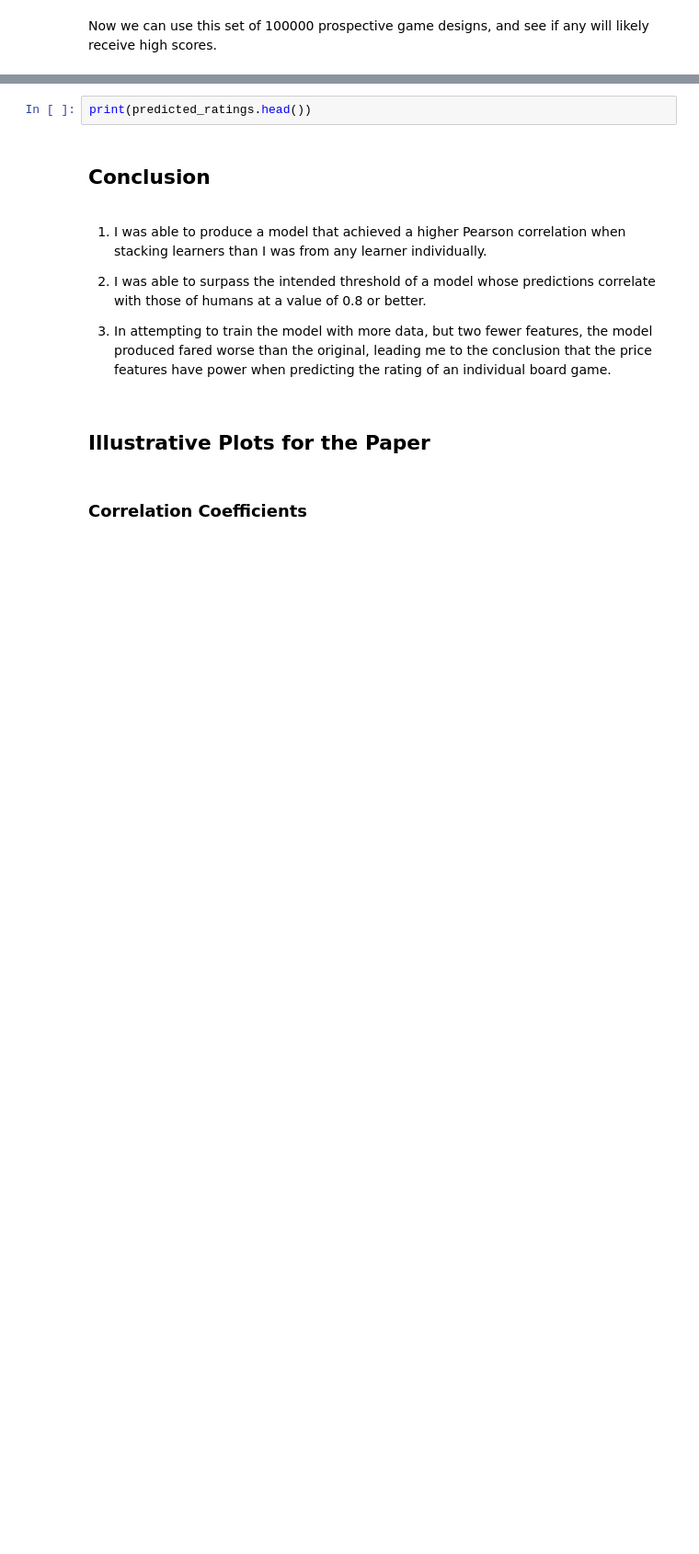
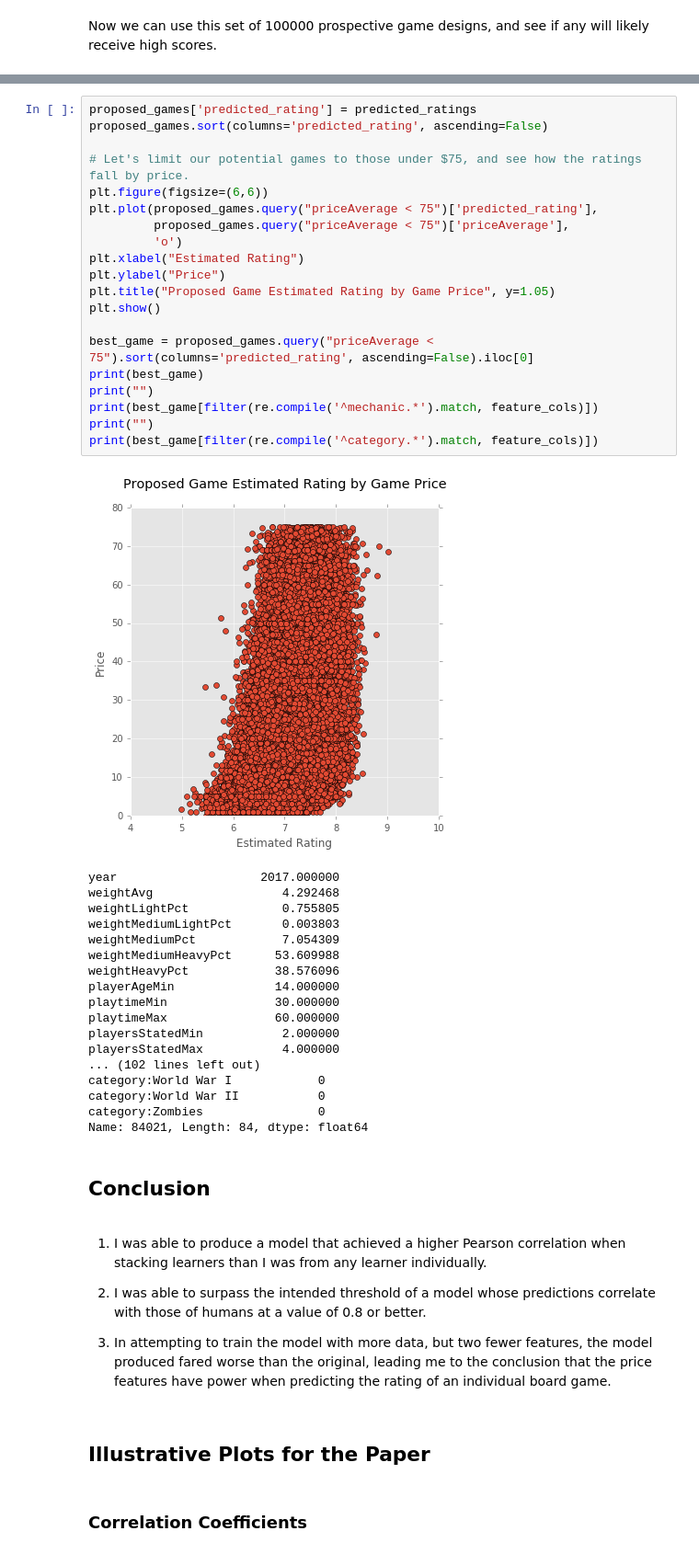
Before and after one commit to rcalme/udacity-capstone, a Jupyter notebook: Notebook/BuildingBetterBoardGame.ipynb, the cells around one changed output, grey strips where cells are left out. Shown: that part at 92% size. Cells and saved outputs as stored; diff of their text form; blank space fills up the shorter version.

Commit message:
Found the best potential game!

```diff
--- a/Notebook/BuildingBetterBoardGame.ipynb
+++ b/Notebook/BuildingBetterBoardGame.ipynb
@@ -864,5 +954,42 @@ predicted_ratings = predict(stacker, proposed_games)
-# %%
-print(predicted_ratings.head())
+# %%
+proposed_games['predicted_rating'] = predicted_ratings
+proposed_games.sort(columns='predicted_rating', ascending=False)
+
+# Let's limit our potential games to those under $75, and see how the ratings fall by price.
+plt.figure(figsize=(6,6))
+plt.plot(proposed_games.query("priceAverage < 75")['predicted_rating'],
+         proposed_games.query("priceAverage < 75")['priceAverage'],
+         'o')
+plt.xlabel("Estimated Rating")
+plt.ylabel("Price")
+plt.title("Proposed Game Estimated Rating by Game Price", y=1.05)
+plt.show()
+
+best_game = proposed_games.query("priceAverage < 75").sort(columns='predicted_rating', ascending=False).iloc[0]
+print(best_game)
+print("")
+print(best_game[filter(re.compile('^mechanic.*').match, feature_cols)])
+print("")
+print(best_game[filter(re.compile('^category.*').match, feature_cols)])
+# %% [output]
+[figure, added]
+year                    2017.000000
+weightAvg                  4.292468
+weightLightPct             0.755805
+weightMediumLightPct       0.003803
+weightMediumPct            7.054309
+weightMediumHeavyPct      53.609988
+weightHeavyPct            38.576096
+playerAgeMin              14.000000
+playtimeMin               30.000000
+playtimeMax               60.000000
+playersStatedMin           2.000000
+playersStatedMax           4.000000
+... (102 lines left out)
+category:World War I            0
+category:World War II           0
+category:Zombies                0
+Name: 84021, Length: 84, dtype: float64
 # %% [markdown]
 ## Conclusion
 # %% [markdown]
```
Also changed, not shown: parts of 14 cells of this notebook.
